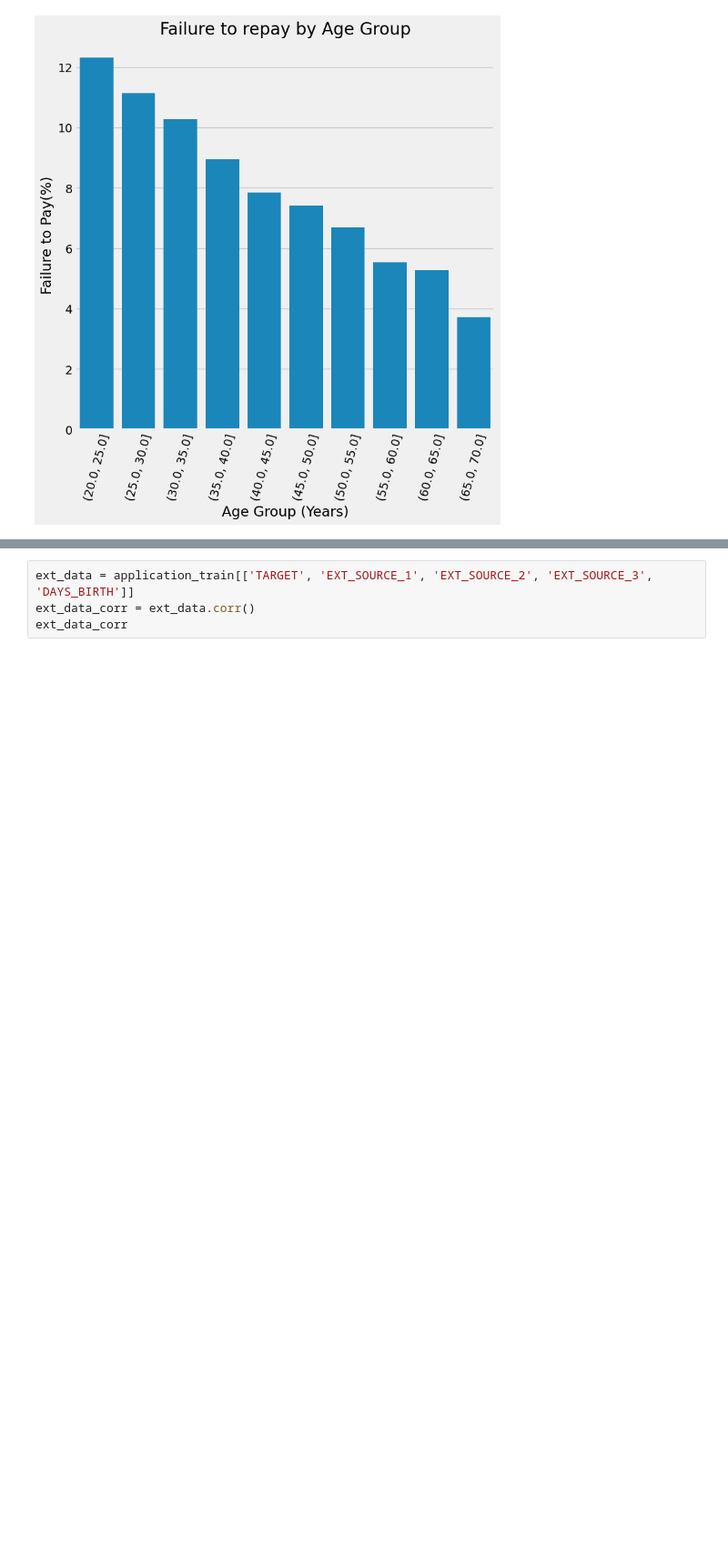
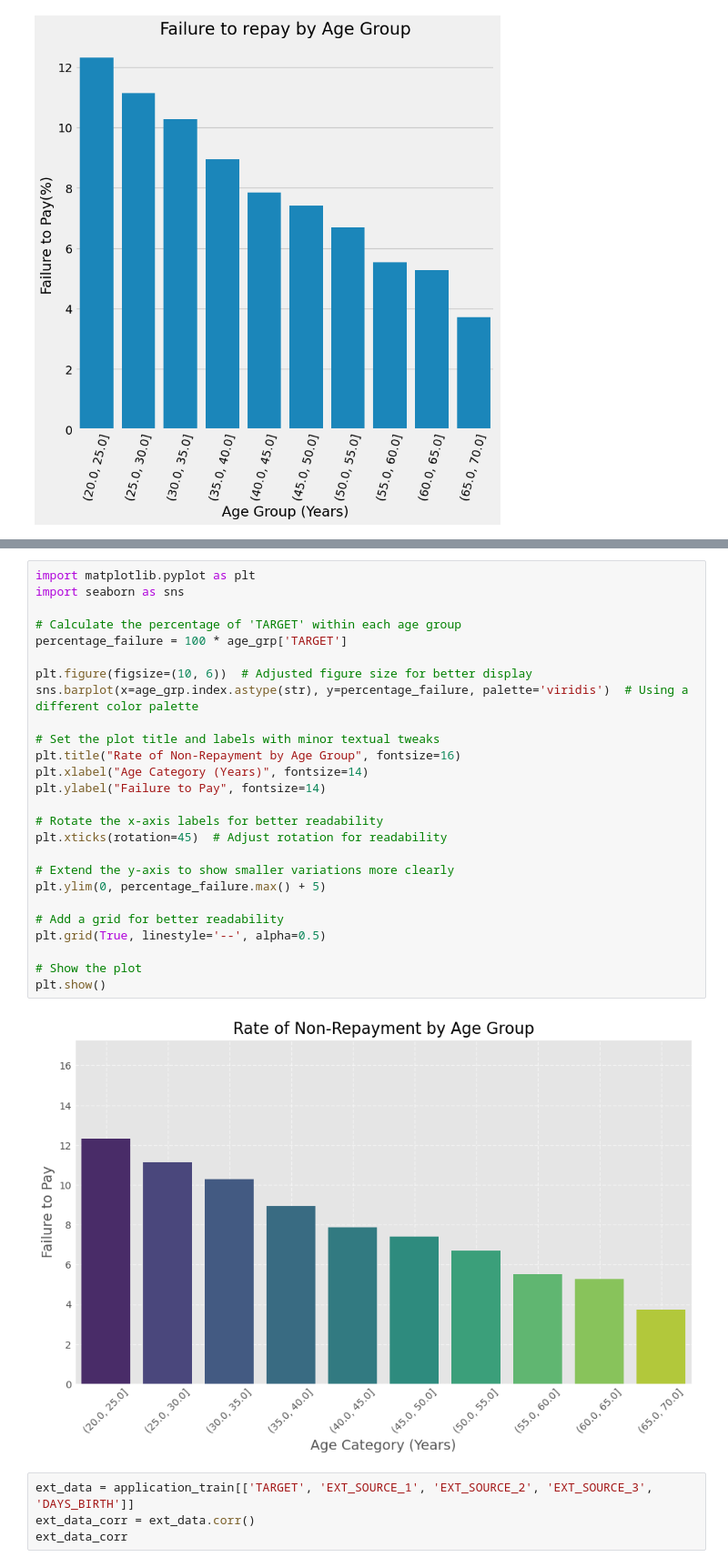
Before and after one commit to itsMustafamr/ML-Project, a Jupyter notebook: Home_credit_dataset.ipynb, the cells around one changed output, grey strips where cells are left out. Shown at 91% size. Cells and saved outputs as stored; diff of their text form; blank space fills up the shorter version.

```diff
--- a/Home_credit_dataset.ipynb
+++ b/Home_credit_dataset.ipynb
@@ -533,3 +573,31 @@ plt.title("Failure to repay by Age Group"); plt.xlabel("Age Group (Years)"); plt
+# %%
+import matplotlib.pyplot as plt
+import seaborn as sns
+
+# Calculate the percentage of 'TARGET' within each age group
+percentage_failure = 100 * age_grp['TARGET']
+
+plt.figure(figsize=(10, 6))  # Adjusted figure size for better display
+sns.barplot(x=age_grp.index.astype(str), y=percentage_failure, palette='viridis')  # Using a different color palette
+
+# Set the plot title and labels with minor textual tweaks
+plt.title("Rate of Non-Repayment by Age Group", fontsize=16)
+plt.xlabel("Age Category (Years)", fontsize=14)
+plt.ylabel("Failure to Pay", fontsize=14)
+
+# Rotate the x-axis labels for better readability
+plt.xticks(rotation=45)  # Adjust rotation for readability
+
+# Extend the y-axis to show smaller variations more clearly
+plt.ylim(0, percentage_failure.max() + 5)
+
+# Add a grid for better readability
+plt.grid(True, linestyle='--', alpha=0.5)
+
+# Show the plot
+plt.show()
+# %% [output]
+[figure, added]
 # %%
 ext_data = application_train[['TARGET', 'EXT_SOURCE_1', 'EXT_SOURCE_2', 'EXT_SOURCE_3', 'DAYS_BIRTH']]
 ext_data_corr = ext_data.corr()
```
Also changed, not shown: parts of 16 cells of this notebook.
